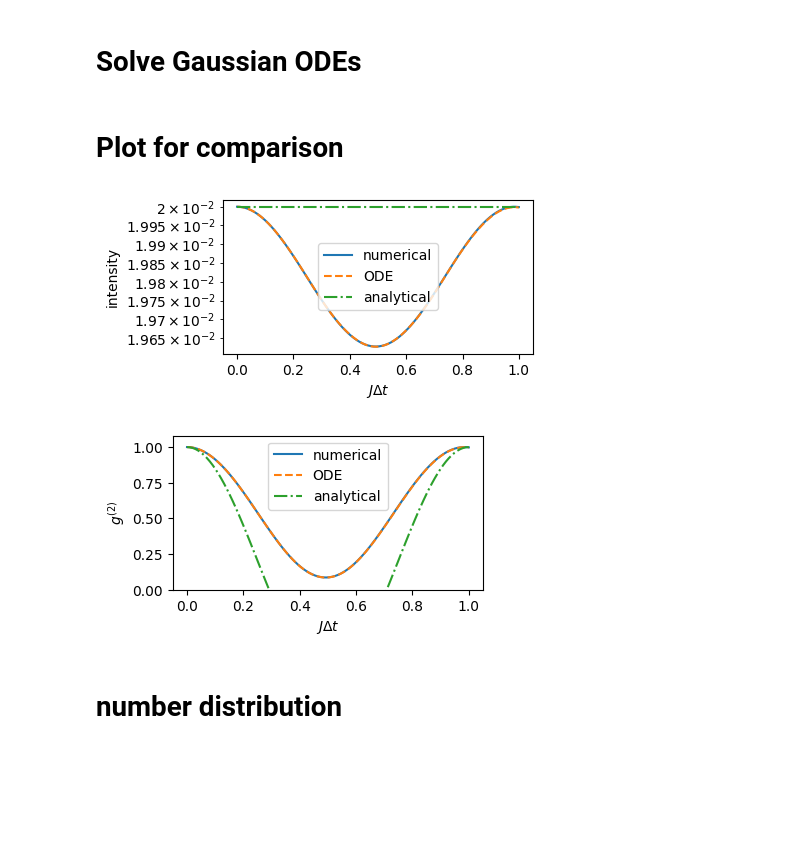
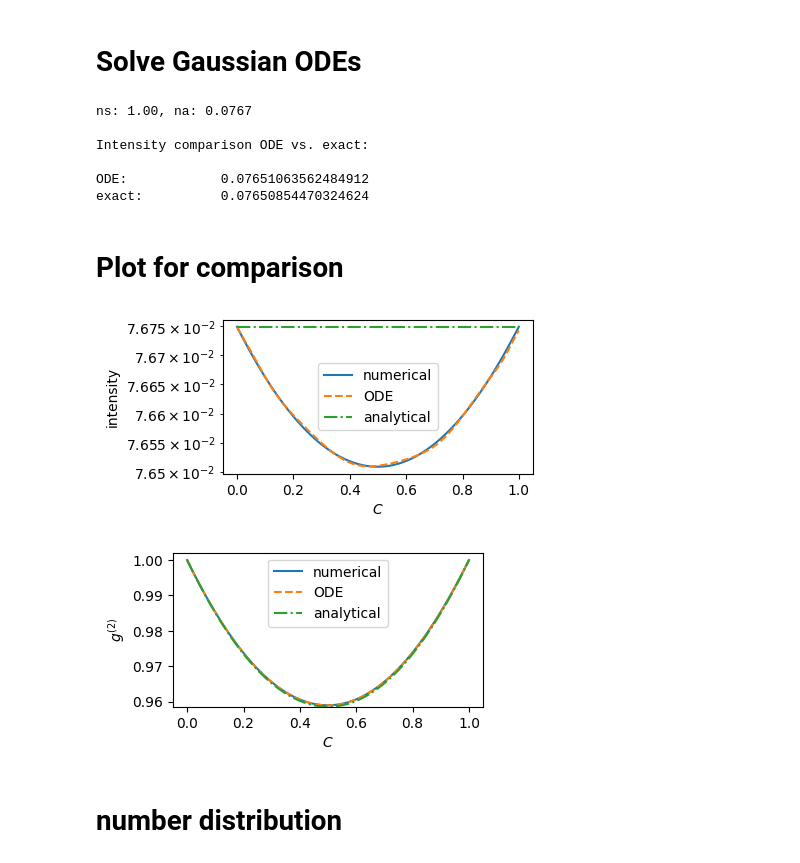
Before and after one commit to HewlettPackard/tensor-circuit-torch, a Jupyter notebook: MPDO_circuit/notebooks/MZI_g2.ipynb, the cells around one changed output. Drawn from its saved outputs; the diff is of its cells as text; code cells hidden in the pictures; blank space fills up the shorter version.

```diff
--- a/MPDO_circuit/notebooks/MZI_g2.ipynb
+++ b/MPDO_circuit/notebooks/MZI_g2.ipynb
@@ -36,6 +36,8 @@ for i in range(L):
   n_ops.append(at.dag() * at)
   n_nm1_ops.append(at.dag() * at.dag() * at * at)
 
+id_op = qeye([N] * L)
+
 # generator functions for the coupling Hamiltonian and U associated with 50:50 dielectric coupler
 H_BS_gen = lambda theta: 1j * theta * (a_ops[0].dag() * a_ops[1] - a_ops[0] * a_ops[1].dag())
 U_BS_gen = lambda theta: (1j * np.pi * n_ops[1]).expm() @ (-1j * H_BS_gen(theta)).expm()
@@ -43,7 +45,7 @@ U_BS_gen = lambda theta: (1j * np.pi * n_ops[1]).expm() @ (-1j * H_BS_gen(theta)
 
 
 # function for creating the Hamiltonian of an nonlinear integrated symmetric coupler
-def create_H(J: np.complex64, U: float, Delta: float=0.) -> Qobj:
+def create_H(J: np.complex64, U: float, Delta: float|Iterable[float]=0.) -> Qobj:
   """
   Creates as output the nonlinear coupling Hamiltonian.
 
@@ -54,7 +56,10 @@ def create_H(J: np.complex64, U: float, Delta: float=0.) -> Qobj:
   """
 
   # the linear connections (graph matrix, only nearest neighbors)
-  linear_matrix = np.array([[Delta, J, 0.], [J.conjugate(), Delta, J], [0., J.conjugate(), Delta]])
+  linear_matrix = (np.array([[Delta, J], [J.conjugate(), Delta]])
+                   if isinstance(Delta, float) else
+                   np.array([[Delta[0], J], [J.conjugate(), Delta[1]]])
+  )
 
   H = 0.
   for i in range(L):
@@ -132,10 +137,10 @@ U = 0.01 # nonlinearity U * dt (small) -- see cell above for computing for integ
 Delta = 0. # 1/ps, detuning, set to 0
 
 # THE INITIAL COHERENT STATE (decomposed in linear eigenmodes)
-n_photon = 10
-epsilon = 0.02
+n_photon = 1
+epsilon = 0.5*np.sqrt(0.03 * np.pi)
 theta_AS =  np.pi / 2
-c0, c1 = np.sqrt(n_photon), np.sqrt(epsilon) * np.exp(1j * theta_AS) # the coefficients of linear eigenmodes: c0 is 100x more occupied than c1, c2 is zero.
+c0, c1 = np.sqrt(n_photon), np.sqrt(epsilon/2) * np.exp(1j * theta_AS) # the coefficients of linear eigenmodes: c0 is 100x more occupied than c1, c2 is zero.
 
 # THE TIME SAMPLING
 dt = 1. # propagation time (seen as time unity, set to 1 by default)
@@ -226,34 +231,50 @@ alphas, Ns, Ms = solve_ODE_AS_mode(U_ns=U*ns, J=J, alpha_0=alpha_0, tlist=tlist)
 n_alphas = np.abs(alphas) ** 2
 n_ODE = n_alphas + Ns.real
 g2_ODE = get_g2(alphas, Ns, Ms)
+
+print(f"ns: {ns:.2f}, na: {na:.4f}")
+
+ind = num_t // 2
+print("\nIntensity comparison ODE vs. exact:\n")
+print(f"ODE:\t\t{n_ODE[ind]}")
+print(f"exact:\t\t{n_BS_ts[ind, 1]}")
+# %% [output]
+ns: 1.00, na: 0.0767
+
+Intensity comparison ODE vs. exact:
+
+ODE:            0.07651063562484912
+exact:          0.07650854470324624
 # %% [markdown]
 # Plot for comparison
 # %%
 import matplotlib.pyplot as plt
 
+x = np.sin(J * tlist) ** 2
+
 plt.figure(figsize=(4,2))
-plt.semilogy(tlist, n_BS_ts[:,1])
-plt.semilogy(tlist, n_ODE, "--")
-plt.semilogy(tlist, [na] * num_t, "-.")
+plt.semilogy(x, n_BS_ts[:,1])
+plt.semilogy(x, n_ODE, "--")
+plt.semilogy(x, [na] * num_t, "-.")
 
-plt.xlabel(r"$J\Delta t$")
+plt.xlabel(r"$C$")
 plt.ylabel("intensity")
 plt.legend(["numerical", "ODE", "analytical"])
 plt.show()
 
 plt.figure(figsize=(4,2))
-plt.plot(tlist, g2_BS_ts[:,1])
-plt.plot(tlist, g2_ODE, "--")
-plt.plot(tlist, g2_an, "-.")
+plt.plot(x, g2_BS_ts[:,1])
+plt.plot(x, g2_ODE, "--")
+plt.plot(x, g2_an, "-.")
 
-plt.xlabel(r"$J\Delta t$")
+plt.xlabel(r"$C$")
 plt.ylabel("$g^{(2)}$")
 plt.legend(["numerical", "ODE", "analytical"])
 plt.ylim(bottom=np.maximum(np.min(g2_an), 0.))
 plt.show()
 # %% [output]
-[figure, old version]
+[figure, new version]
-[figure, old version]
+[figure, new version]
 # %% [markdown]
 # number distribution
 # %%
```
Also changed, not shown: parts of 7 cells of this notebook, 18 other files.
